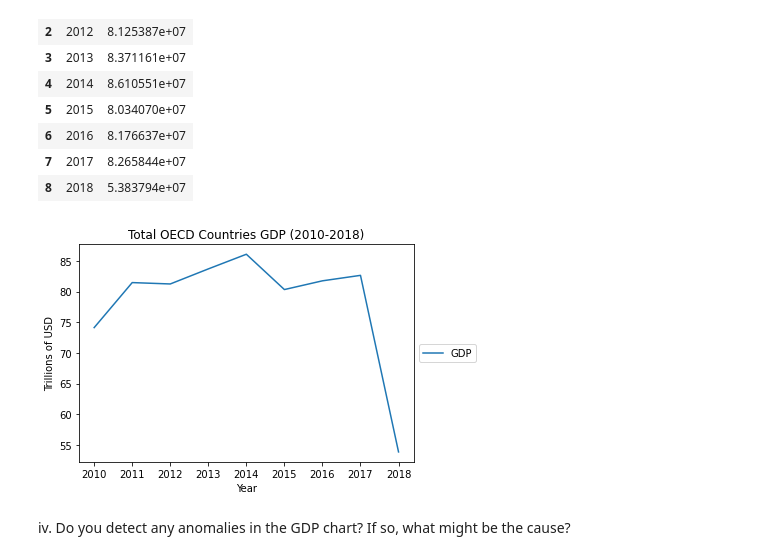
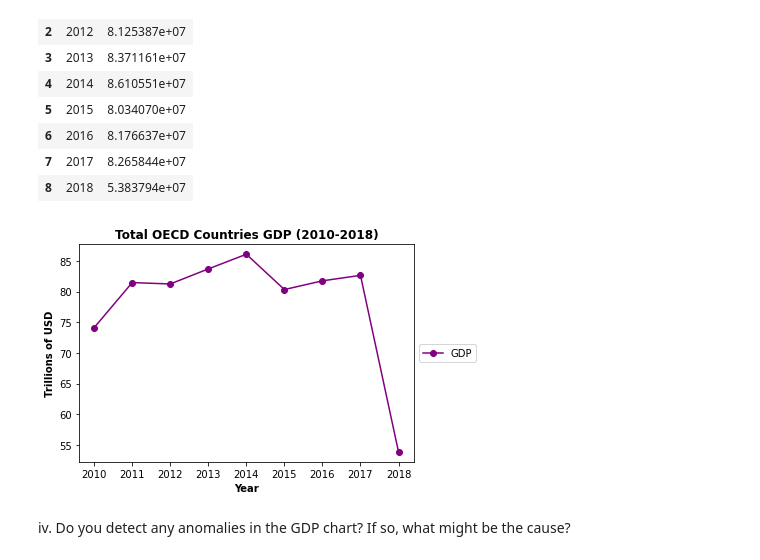
Before and after one commit to sni13/rsm312-businessAnalytics, a Jupyter notebook: Assignment 3/A3 Code.ipynb, the cells around one changed output. Drawn from its saved outputs; the diff is of its cells as text; code cells hidden in the pictures.

```diff
--- a/Assignment 3/A3 Code.ipynb
+++ b/Assignment 3/A3 Code.ipynb
@@ -172,16 +172,16 @@ grouped_GDP
 | 7 | 2017 | 8.265844e+07 |
 | 8 | 2018 | 5.383794e+07 |
 # %%
-plt.plot(grouped_GDP['Year'], grouped_GDP['Value']  * 1_000_000 / 1e12, label='GDP')
+plt.plot(grouped_GDP['Year'], grouped_GDP['Value']  * 1_000_000 / 1e12, label='GDP', marker = 'o', color = 'purple')
 # Multiplying by 1 million to convert from millions to raw number then dividing by 1e12 to convert to trillions
 plt.legend()
-plt.xlabel('Year')
-plt.ylabel('Trillions of USD')
-plt.title('Total OECD Countries GDP (2010-2018)')
+plt.xlabel('Year', fontweight = 'bold')
+plt.ylabel('Trillions of USD', fontweight = 'bold')
+plt.title('Total OECD Countries GDP (2010-2018)', fontweight = 'bold')
 plt.legend(loc='center left', bbox_to_anchor=(1, 0.5))
 plt.show()
 # %% [output]
-[figure, old version]
+[figure, new version]
 # %% [markdown]
 iv. Do you detect any anomalies in the GDP chart? If so, what might be the cause?
 # %%
```
Also changed, not shown: parts of 2 cells of this notebook.
